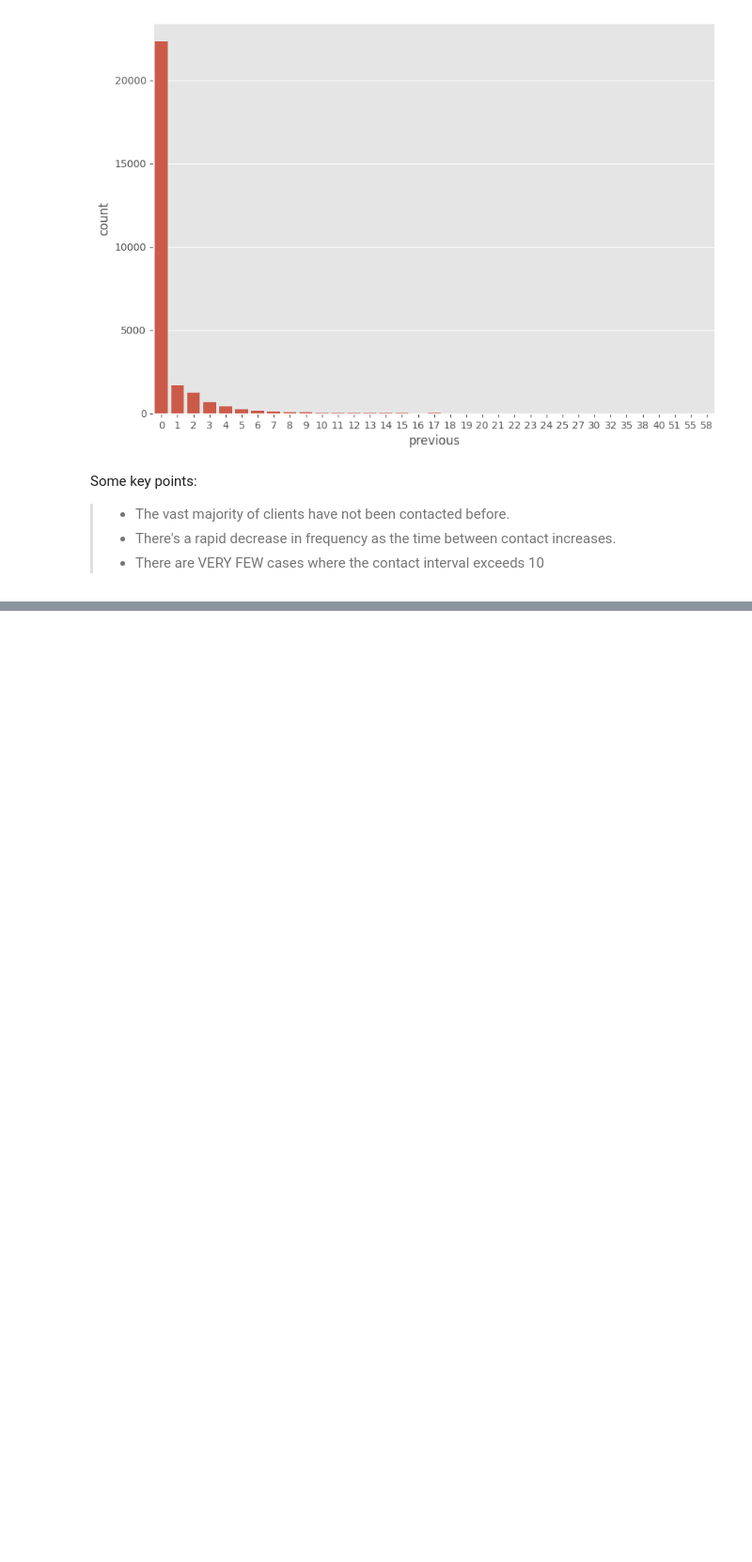
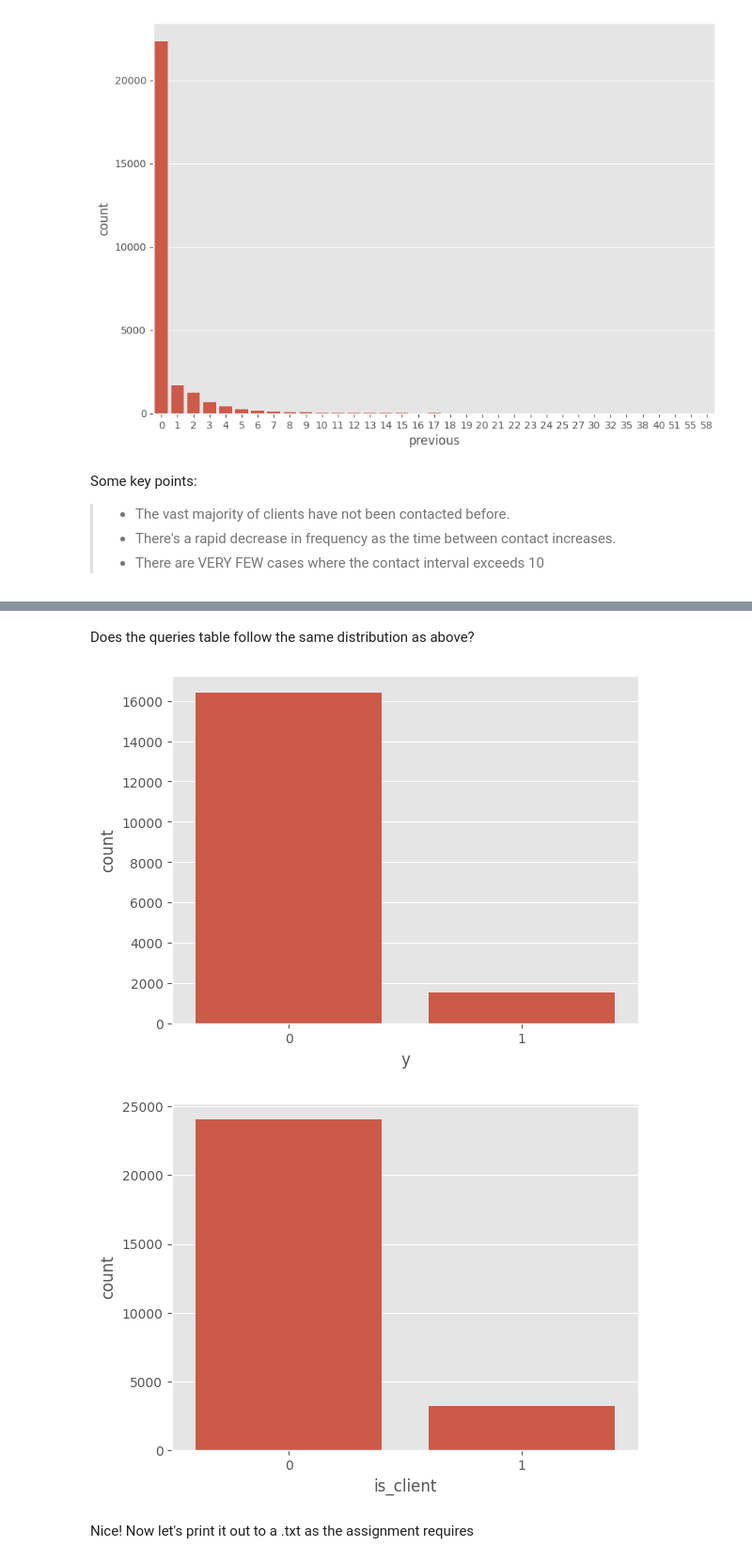
Before and after one commit to 1Solon/ml-final-assignment, a Jupyter notebook: src/C19349793.ipynb, the cells around one changed output, grey strips where cells are left out. Shown: that part at 94% size. Drawn from its saved outputs; the diff is of its cells as text; code cells hidden in the pictures; blank space fills up the shorter version.

```diff
--- a/src/C19349793.ipynb
+++ b/src/C19349793.ipynb
@@ -216,0 +251,3 @@ Some key points:
+# %%
+column_transformer = ColumnTransformer([('encoder', OneHotEncoder(), categorical_features)], remainder='passthrough')
+X_encoded = column_transformer.fit_transform(X)
@@ -216,0 +256,2 @@ Some key points:
+# %%
+X_train, X_test, y_train, y_test = train_test_split(X_encoded, y, test_size=0.2, random_state=22)
@@ -216,0 +260,3 @@ Some key points:
+# %%
+classifier = DecisionTreeClassifier(random_state=42)
+classifier.fit(X_train, y_train)
@@ -216,0 +293,17 @@ Some key points:
+# %%
+queries = pd.read_csv('../data/queries.txt')
+
+# Rename the column like it is in training, and remove it
+queries.rename(columns={'y': 'is_client'}, inplace=True)
+queries.drop('is_client', axis=1, inplace=True)
+
+# Encode the values
+queries_encoded = pd.get_dummies(queries)
+
+# Run the classifier
+y_pred = classifier.predict(queries_encoded)
+
+# Print the results
+results = queries.copy()
+results['y'] = y_pred
+results.head()
@@ -216,0 +317,13 @@ Some key points:
+# %% [markdown]
+Does the queries table follow the same distribution as above?
+# %%
+sns.countplot(x='y', data=results)
+plt.show()
+
+sns.countplot(x='is_client', data=data)
+plt.show()
+# %% [output]
+[figure, added]
+[figure, added]
+# %% [markdown]
+Nice! Now let's print it out to a .txt as the assignment requires
```
Also changed, not shown: parts of 22 cells of this notebook.
